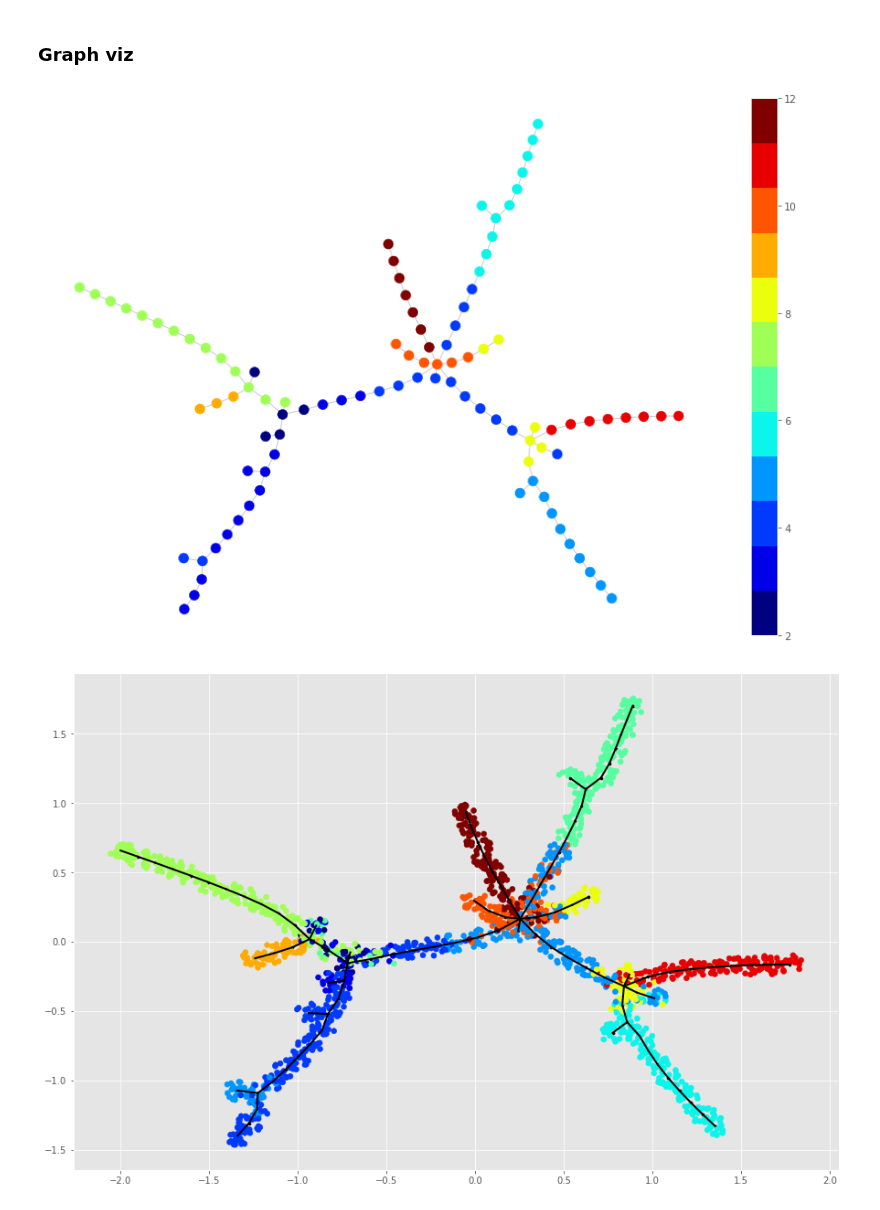
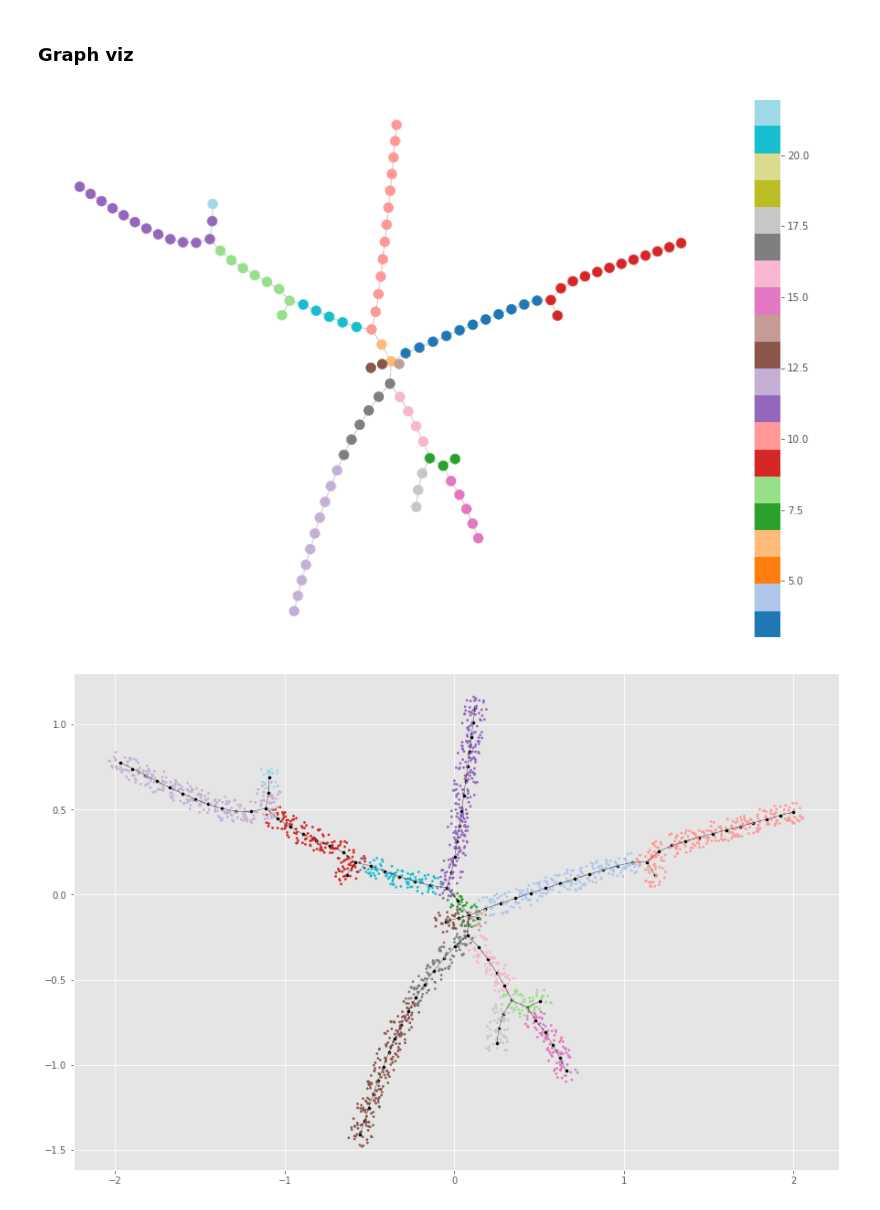
Before and after one commit to auranic/LizardBrain, a Jupyter notebook: plot_compare_methods.ipynb, the cells around one changed output. Cells and saved outputs as stored; diff of their text form; code cells hidden in the pictures.

Commit message:
set_seed

```diff
--- a/plot_compare_methods.ipynb
+++ b/plot_compare_methods.ipynb
@@ -113,9 +106,13 @@ Using TensorFlow backend.
 ### Comparison
 # %%
 #Generate or load data
-seed_value = 1
+
+seed_value = 0
+os.environ['PYTHONHASHSEED']=str(seed_value)
+random.seed(seed_value)
 np.random.seed(seed_value)
 tf.random.set_seed(seed_value)
+
 X, color, v, u, s = lizard_brain(number_of_branches_minus_2 = 10,
                                  dimension = 10,
                                  epsilon = 0.005,
@@ -125,7 +122,7 @@ X, color, v, u, s = lizard_brain(number_of_branches_minus_2 = 10,
                                  make_knn_graph = False,
                                  show_fig = False,
                                  verbose = False,
-                                 color_branch_split=False
+                                 color_branch_split=True
                                 )
 
 # X = np.loadtxt('examples/ext10_10_2.txt')
@@ -137,8 +134,8 @@ n_points = X.shape[0]
 n_neighbors = 20
 n_components = 2
 n_subplots_x, n_subplots_y = 4, 3
-# cmap = plt.cm.Paired
-cmap = plt.cm.tab20
+cmap = plt.cm.Paired
+# cmap = plt.cm.tab20
 title_fontsize = 30
 points_size = 10
 plt.style.use('ggplot')
@@ -259,7 +256,7 @@ t0 = time()
 # NodeP, Edges = NodeP.squeeze(), Edges.squeeze()
 #R version
 %R -i X -i n_nodes
-%R TreeEPG <- computeElasticPrincipalTree(X = X, NumNodes = n_nodes,n.cores = 1,drawAccuracyComplexity = FALSE, drawEnergy = FALSE,verbose = FALSE,drawPCAView = FALSE)
+%R TreeEPG <- computeElasticPrincipalTree(X = X, NumNodes = n_nodes,n.cores = 1,TrimmingRadius=.2,alpha=.1,Mu=.02,drawAccuracyComplexity = FALSE, drawEnergy = FALSE,verbose = FALSE,drawPCAView = FALSE)
 %R NodeP <- TreeEPG[[1]]$NodePositions ; Edges <- TreeEPG[[1]]$Edges$Edges ; -o NodeP -o Edges
 NodeP = np.array(NodeP)
 Edges = np.array(Edges).T-1
@@ -306,7 +303,7 @@ for j in range(len(partition)):
 
     #plt.scatter(x,y,c=[main_col_nodes[i]]*len(x),s=5,cmap=discrete_cmap(12,cmap))
     plt.scatter(x,y,c=pie_col_nodes[j],cmap=cmap,s=points_size)
-    plt.clim(1,12)
+    plt.clim(min(color),max(color))
 
 #Plot edges
 for j in range(Edges.shape[1]):
@@ -620,38 +571,38 @@ nc = nx.draw_networkx_nodes(g, pos,
                             nodelist=list(np.unique(Edges2)), #list(np.unique(partition)) if using PartitionData
                             node_color=main_col_nodes,
                             node_size=100,
-                            cmap=discrete_cmap(12,cmap))
+                            cmap=cmap)
 
 
 plt.colorbar(nc)
 plt.axis('off')
 plt.show()
 # %% [output]
-[figure, old version]
+[figure, new version]
 # %%
 plt.figure(figsize=(15,10))
 # Scatter nodes
 idx=np.array([pos[i] for i in range(len(pos))])
 plt.scatter(idx[:,0],idx[:,1],s=10,c='black')
 
 #Plot datapoints in circle around nodes
 for i in range(len(partition)):
     # radius of the circle
     r = np.sqrt(np.random.uniform(0, .005,size=partition.shape[1]))
     # random angle
     alpha = 2 * np.pi * np.random.random(size=partition.shape[1])
     # calculating coordinates
     x = r * np.cos(alpha) + idx[i,0]
     y = r * np.sin(alpha) + idx[i,1]
 
-    #plt.scatter(x,y,c=[main_col_nodes[i]]*len(x),s=5,cmap=discrete_cmap(12,cmap))
-    plt.scatter(x,y,c=pie_col_nodes[i],cmap=cmap,alpha=1)
-    plt.clim(1,12)
+    plt.scatter(x,y,c=[main_col_nodes[i]]*len(x),s=5,cmap=cmap)
+#     plt.scatter(x,y,c=pie_col_nodes[i],cmap=cmap,alpha=.9)
+    plt.clim(min(color),max(color))
 
 #Plot edges
 for i in range(Edges.shape[1]):
     x_coo = np.concatenate((idx[Edges2[0,i],[0]],idx[Edges2[1,i],[0]]))
     y_coo = np.concatenate((idx[Edges2[0,i],[1]],idx[Edges2[1,i],[1]]))
-    plt.plot(x_coo,y_coo,c='black',linewidth=2)
+    plt.plot(x_coo,y_coo,c='black',linewidth=.6,alpha=.6)
 # %% [output]
-[figure, old version]
+[figure, new version]
```
Also changed, not shown: parts of 5 cells of this notebook, 1 other file.
